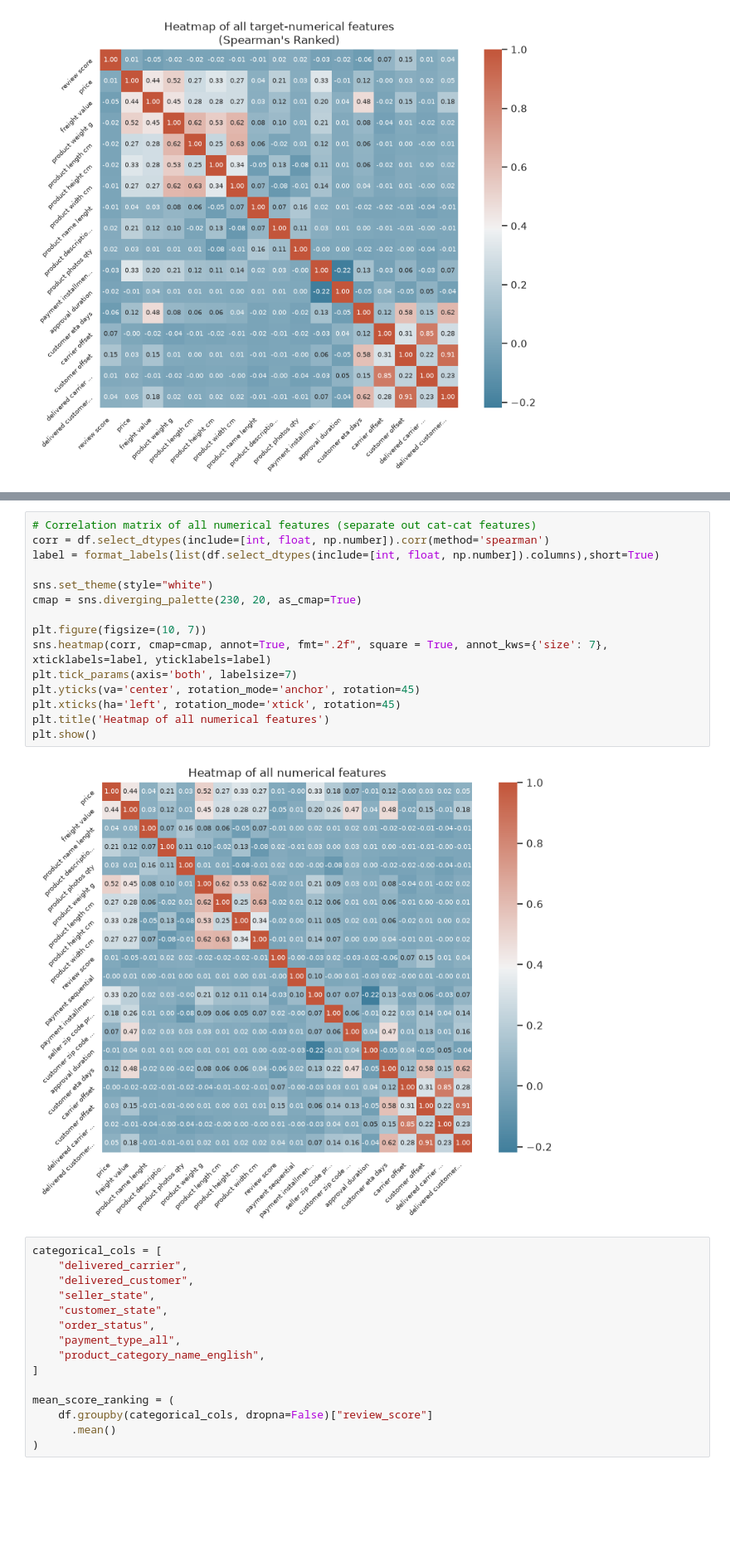
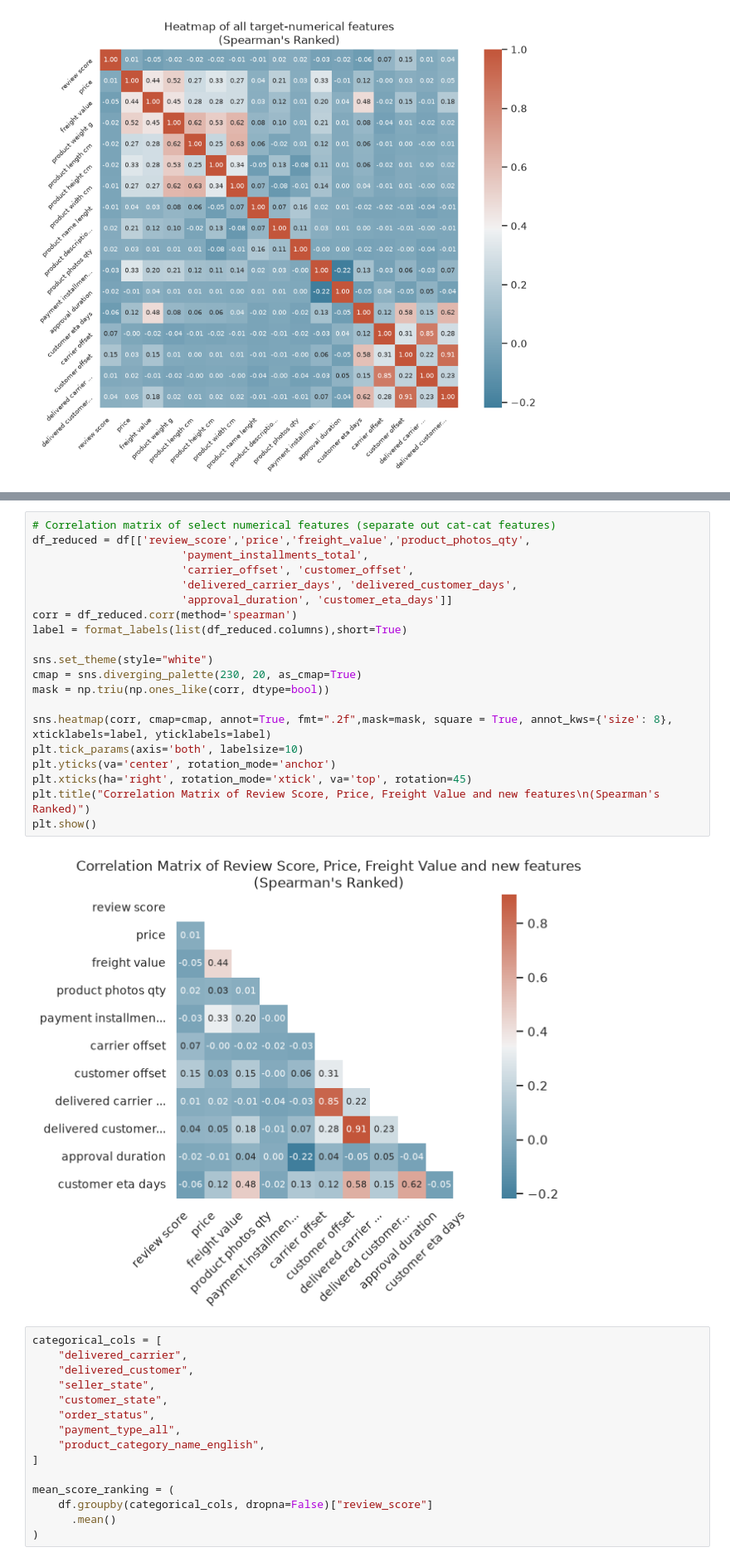
Before and after one commit to skinnyfrit/ay2627-tcx3901, a Jupyter notebook: EDA.ipynb, the cells around one changed output, grey strips where cells are left out. Shown at 83% size. Cells and saved outputs as stored; diff of their text form; blank space fills up the shorter version.

Commit message:
Update corr matrix - selected features

```diff
--- a/EDA.ipynb
+++ b/EDA.ipynb
@@ -160,20 +135,25 @@ plt.show()
-# %%
-# Correlation matrix of all numerical features (separate out cat-cat features)
-corr = df.select_dtypes(include=[int, float, np.number]).corr(method='spearman')
-label = format_labels(list(df.select_dtypes(include=[int, float, np.number]).columns),short=True)
-
-sns.set_theme(style="white")
-cmap = sns.diverging_palette(230, 20, as_cmap=True)
-
-plt.figure(figsize=(10, 7))
-sns.heatmap(corr, cmap=cmap, annot=True, fmt=".2f", square = True, annot_kws={'size': 7}, xticklabels=label, yticklabels=label)
-plt.tick_params(axis='both', labelsize=7)
-plt.yticks(va='center', rotation_mode='anchor', rotation=45)
-plt.xticks(ha='left', rotation_mode='xtick', rotation=45)
-plt.title('Heatmap of all numerical features')
-plt.show()
-# %% [output]
-[figure, removed]
+# %%
+# Correlation matrix of select numerical features (separate out cat-cat features)
+df_reduced = df[['review_score','price','freight_value','product_photos_qty',
+                       'payment_installments_total',
+                       'carrier_offset', 'customer_offset',
+                       'delivered_carrier_days', 'delivered_customer_days',
+                       'approval_duration', 'customer_eta_days']]
+corr = df_reduced.corr(method='spearman')
+label = format_labels(list(df_reduced.columns),short=True)
+
+sns.set_theme(style="white")
+cmap = sns.diverging_palette(230, 20, as_cmap=True)
+mask = np.triu(np.ones_like(corr, dtype=bool))
+
+sns.heatmap(corr, cmap=cmap, annot=True, fmt=".2f",mask=mask, square = True, annot_kws={'size': 8}, xticklabels=label, yticklabels=label)
+plt.tick_params(axis='both', labelsize=10)
+plt.yticks(va='center', rotation_mode='anchor')
+plt.xticks(ha='right', rotation_mode='xtick', va='top', rotation=45)
+plt.title("Correlation Matrix of Review Score, Price, Freight Value and new features\n(Spearman's Ranked)")
+plt.show()
+# %% [output]
+[figure, added]
 # %%
 categorical_cols = [
     "delivered_carrier",
```
Also changed, not shown: parts of 5 cells of this notebook.
